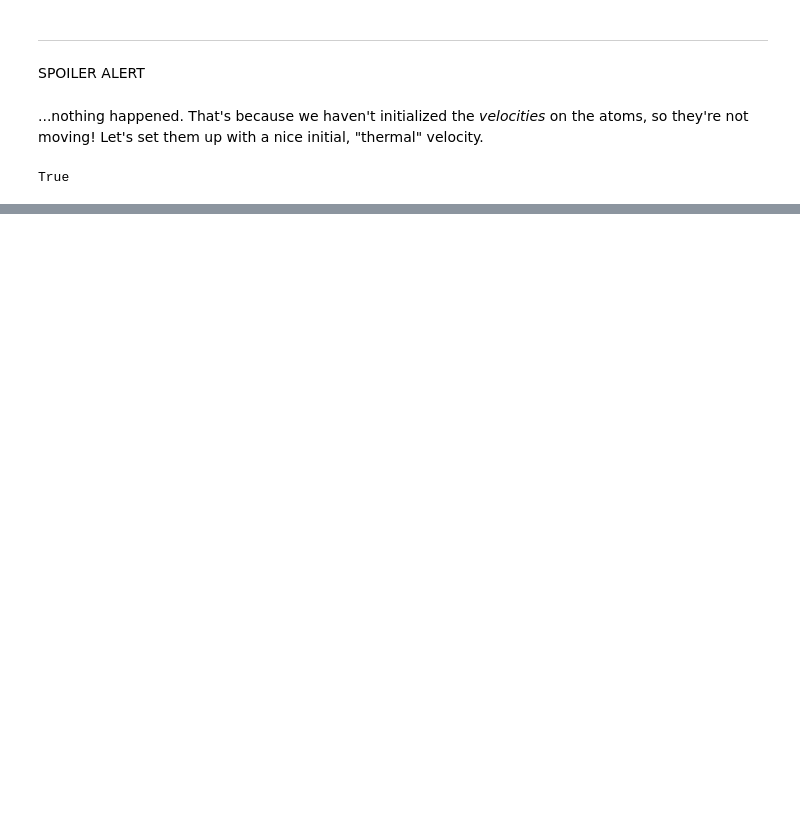
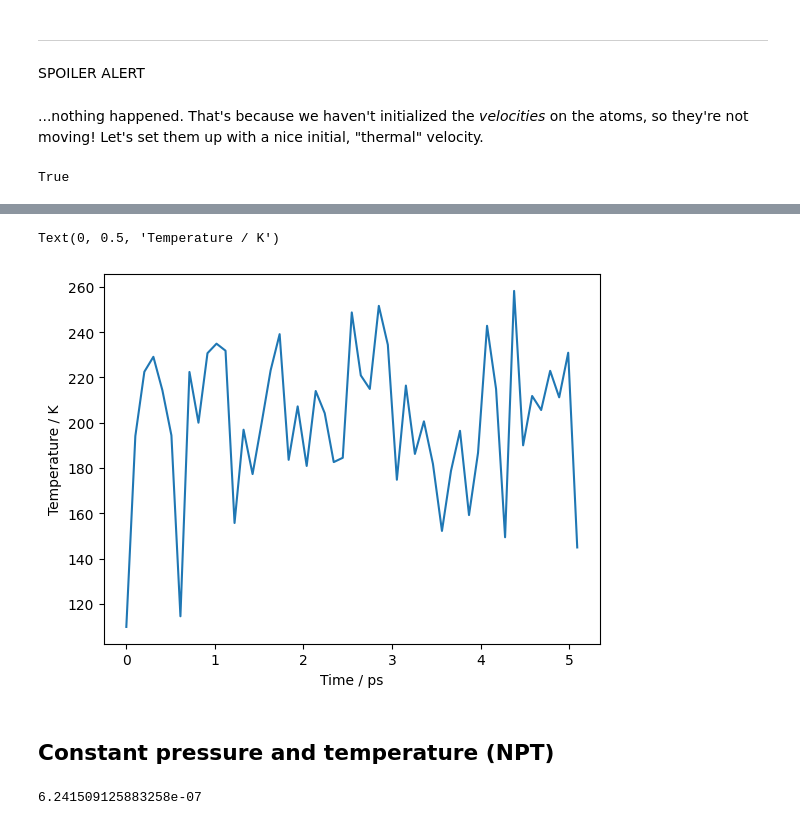
Before and after one commit to max-veit/intro_molsim_workshop, a Jupyter notebook: LennardJonesMD.ipynb, the cells around one changed output, grey strips where cells are left out. Cells and saved outputs as stored; diff of their text form; code cells hidden in the pictures; blank space fills up the shorter version.

```diff
--- a/LennardJonesMD.ipynb
+++ b/LennardJonesMD.ipynb
@@ -181,0 +284,9 @@ True
+# %%
+plt.plot(time, T)
+plt.xlabel('Time / ps')
+plt.ylabel('Temperature / K')
+# %% [output]
+Text(0, 0.5, 'Temperature / K')
+[figure, added]
+# %% [markdown]
+## Constant pressure and temperature (NPT)
@@ -181,0 +299,4 @@ True
+# %%
+ase.units.bar
+# %% [output]
+6.241509125883258e-07
```
Also changed, not shown: parts of 30 cells of this notebook.
